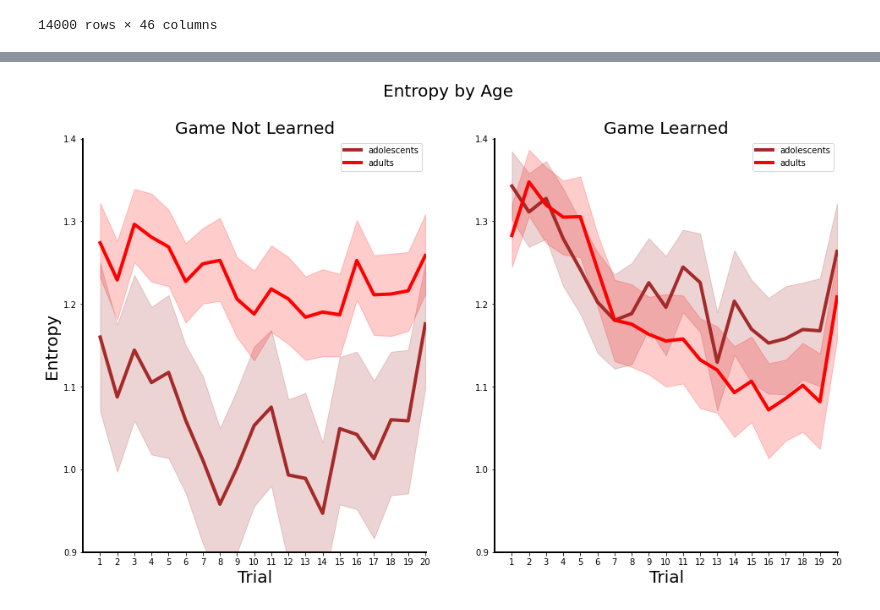
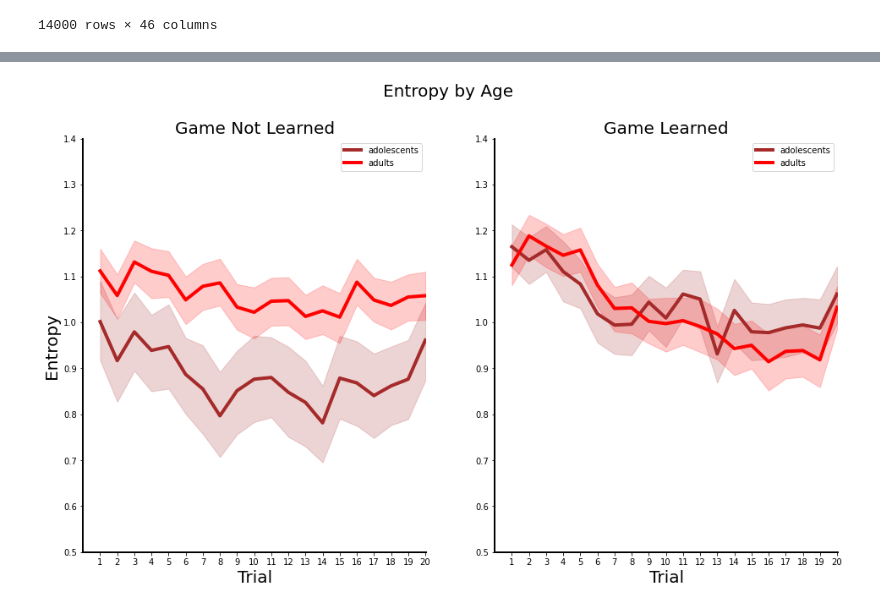
Before and after one commit to angelaradulescu/ldm-analysis, a Jupyter notebook: BehavioralAnalyses.ipynb, the cells around one changed output, grey strips where cells are left out. Cells and saved outputs as stored; diff of their text form; code cells hidden in the pictures.

```diff
--- a/BehavioralAnalyses.ipynb
+++ b/BehavioralAnalyses.ipynb
@@ -386,0 +358,10 @@ for index, row in looking_time_df.iterrows():
+# %%
+for index, row in looking_time_df.iterrows():
+    total_looking_time = row.Duration.sum()
+    looking_time_df.loc[index, 'TotalLookingTime'] = total_looking_time
+looking_time_df.columns = looking_time_df.columns.to_flat_index()
+looking_time_df = looking_time_df.rename(columns={('Duration',  1.0): 'Feature1',('Duration',  2.0): 'Feature2', ('Duration',  3.0): 'Feature3',
+                        ('Duration',  4.0): 'Feature4',('Duration',  5.0): 'Feature5', ('Duration',  6.0): 'Feature6',
+                        ('Duration',  7.0): 'Feature7',('Duration',  8.0): 'Feature8', ('Duration',  9.0): 'Feature9',
+                        ('Duration',  10.0): 'Feature10', ('Trial', ''):'Trial', ('Block', ''):'Block',
+                        ('Subj', ''):'Subj', ('TotalLookingTime', ''):'TotalLookingTime'})
@@ -387,11 +384,11 @@ for index, row in looking_time_df.iterrows():
 # %%
 relative_looking_time_df = looking_time_df
-relative_looking_time_df.columns = looking_time_df.columns.to_flat_index()
-relative_looking_time_df = relative_looking_time_df.rename(columns={('Duration',  1.0): 'Feature1',('Duration',  2.0): 'Feature2', ('Duration',  3.0): 'Feature3',
-                        ('Duration',  4.0): 'Feature4',('Duration',  5.0): 'Feature5', ('Duration',  6.0): 'Feature6',
-                        ('Duration',  7.0): 'Feature7',('Duration',  8.0): 'Feature8', ('Duration',  9.0): 'Feature9',
-                        ('Duration',  10.0): 'Feature10', ('Trial', ''):'Trial', ('Block', ''):'Block',
-                        ('Subj', ''):'Subj', ('TotalLookingTime', ''):'TotalLookingTime'})
+# relative_looking_time_df.columns = looking_time_df.columns.to_flat_index()
+# relative_looking_time_df = relative_looking_time_df.rename(columns={('Duration',  1.0): 'Feature1',('Duration',  2.0): 'Feature2', ('Duration',  3.0): 'Feature3',
+#                         ('Duration',  4.0): 'Feature4',('Duration',  5.0): 'Feature5', ('Duration',  6.0): 'Feature6',
+#                         ('Duration',  7.0): 'Feature7',('Duration',  8.0): 'Feature8', ('Duration',  9.0): 'Feature9',
+#                         ('Duration',  10.0): 'Feature10', ('Trial', ''):'Trial', ('Block', ''):'Block',
+#                         ('Subj', ''):'Subj', ('TotalLookingTime', ''):'TotalLookingTime'})
 # %%
 for featnum in np.arange(10)+1:
     relative_looking_time_df['Feature'+ str(featnum)] = relative_looking_time_df['Feature'+ str(featnum)]/relative_looking_time_df['TotalLookingTime']
@@ -398,0 +409,10 @@ relative_looking_time_df = relative_looking_time_df.drop(columns='TotalLookingTi
+# %%
+fig, ax = plt.subplots(figsize=(10,10))
+sns.barplot(x="FeatureNumber", y="LookingTime", data=lt_example, palette="Reds",ci=95);
+sns.despine()
+# ax.set_ylim([0,1.01])
+xl = ax.set_xlabel('Feature Number',fontsize = 40);
+yl = ax.set_ylabel('Percent Relative Looking Time',fontsize = 40);
+for axis in ['top','bottom','left','right']:
+      ax.spines[axis].set_linewidth(2)
+ax.tick_params(labelsize=30)
@@ -401,7 +427,7 @@ relative_looking_time_df = relative_looking_time_df.drop(columns='TotalLookingTi
 # %%
 entropy_col = []
 for index, row in relative_looking_time_df.iterrows():
-    curr_entropy = entropy([row.Feature1, row.Feature2, row.Feature3, row.Feature4, row.Feature5, row.Feature6, row.Feature7, row.Feature8, row.Feature9, row.Feature10])
+    curr_entropy = entropy([row.Feature1, row.Feature2, row.Feature3, row.Feature4, row.Feature5, row.Feature6, row.Feature7, row.Feature8, row.Feature9])
     entropy_col.append(curr_entropy)
 relative_looking_time_df['Entropy'] = entropy_col
 # %%
@@ -478,33 +504,33 @@ notlearned_adult_df = adult_combined_df.loc[adult_combined_df['LearnedFeat'] ==
 # %%
 df_adole_learned = pd.melt(learned_adole_df, col_level=0, id_vars='WithinGameTrial', value_vars=['Entropy'])
 df_adole_notlearned = pd.melt(notlearned_adole_df, col_level=0, id_vars='WithinGameTrial', value_vars=['Entropy'])
 df_adult_learned = pd.melt(learned_adult_df, col_level=0, id_vars='WithinGameTrial', value_vars=['Entropy'])
 df_adult_notlearned = pd.melt(notlearned_adult_df, col_level=0, id_vars='WithinGameTrial', value_vars=['Entropy'])
 
 fig, (ax1, ax2) = plt.subplots(1 ,2, figsize=(16,9))
 fig.suptitle('Entropy by Age',fontsize = 20)
 ax1.set_title('Game Not Learned',fontsize = 20)
 ax2.set_title('Game Learned',fontsize = 20)
 
 l1 = sns.lineplot(ax = ax1, x = 'WithinGameTrial', y="value", err_style="band", ci=95, data=df_adole_notlearned, lw=4, legend='brief', label='adolescents', color='brown')
 l2 = sns.lineplot(ax = ax2, x = 'WithinGameTrial', y="value", err_style="band", ci=95, data=df_adole_learned, lw=4, legend='brief', label='adolescents', color='brown')
 l3 = sns.lineplot(ax = ax1, x = 'WithinGameTrial', y="value", err_style="band", ci=95, data=df_adult_notlearned, lw=4, legend='brief', label='adults',  color='red')
 l4 = sns.lineplot(ax = ax2, x = 'WithinGameTrial', y="value", err_style="band", ci=95, data=df_adult_learned, lw=4, legend='brief', label='adults', color='red')
 l2.set(ylabel=None)
 sns.despine()
 ax1.set_xlim([0,game_length+.05])
-ax1.set_ylim([0.9,1.4])
+ax1.set_ylim([0.5,1.4])
 ax1.set_xticks(np.arange(game_length)+1)
 ax2.set_xlim([0,game_length+.05])
-ax2.set_ylim([0.9,1.4])
+ax2.set_ylim([0.5,1.4])
 ax2.set_xticks(np.arange(game_length)+1)
 xl = ax1.set_xlabel('Trial',fontsize = 20);
 yl = ax1.set_ylabel('Entropy',fontsize = 20);
 xl = ax2.set_xlabel('Trial',fontsize = 20);
 for axis in ['top','bottom','left','right']:
       ax1.spines[axis].set_linewidth(2)
       ax2.spines[axis].set_linewidth(2)
 ax1.tick_params(axis='x',colors='k')
 ax2.tick_params(axis='x',colors='k')
 # %% [output]
-[figure, old version]
+[figure, new version]
```
Also changed, not shown: parts of 17 cells of this notebook, 2 other files.
